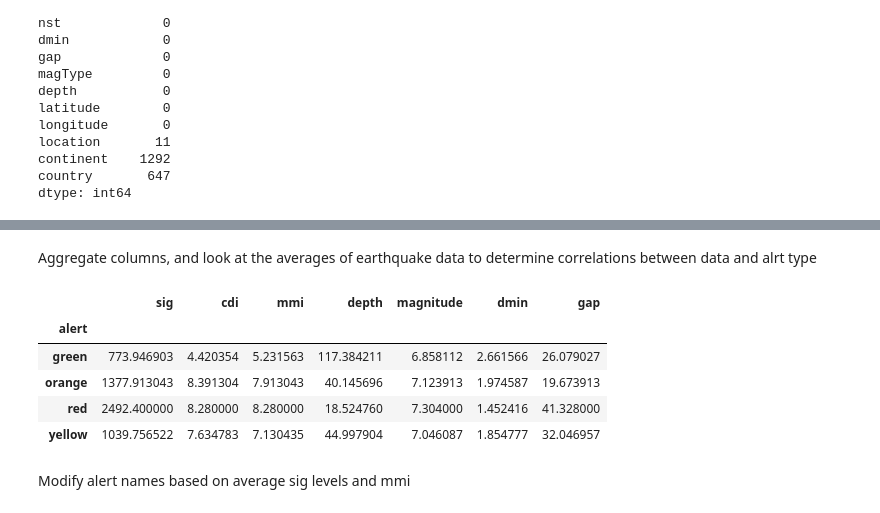
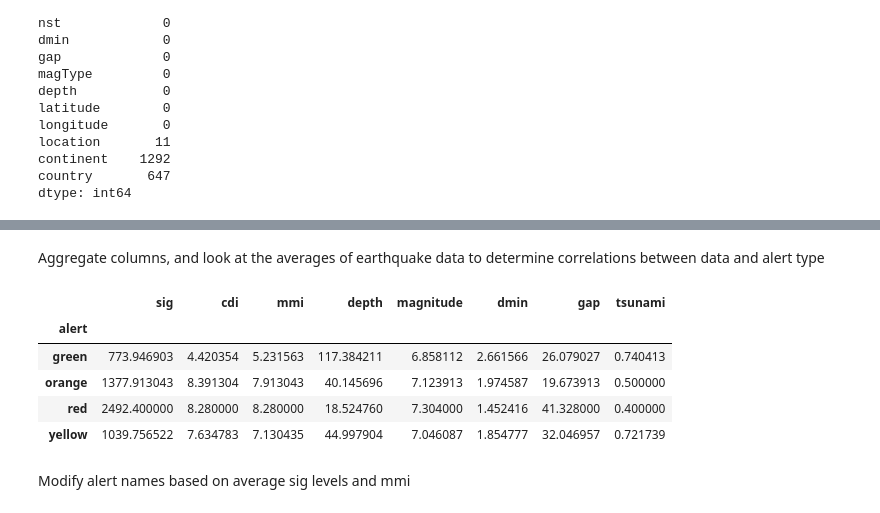
Before and after one commit to BunnyBea83/DSD_Earthquake_Presentation, a Jupyter notebook: Bea.ipynb, the cells around one changed output, grey strips where cells are left out. Cells and saved outputs as stored; diff of their text form; code cells hidden in the pictures.

```diff
--- a/Bea.ipynb
+++ b/Bea.ipynb
@@ -86,16 +115,16 @@ dtype: int64
 # %% [markdown]
-Aggregate columns, and look at the averages of earthquake data to determine correlations between data and alrt type
+Aggregate columns, and look at the averages of earthquake data to determine correlations between data and alert type
 # %%
 
-cols = ['sig', 'cdi', 'mmi', 'depth', 'magnitude', 'dmin','gap']
+cols = ['sig', 'cdi', 'mmi', 'depth', 'magnitude', 'dmin','gap','tsunami']
 merged_data[merged_data['alert'].notna()].groupby('alert')[cols].mean()
 # %% [output]
-|  | sig | cdi | mmi | depth | magnitude | dmin | gap |
-| alert |  |  |  |  |  |  |  |
-| green | 773.946903 | 4.420354 | 5.231563 | 117.384211 | 6.858112 | 2.661566 | 26.079027 |
-| orange | 1377.913043 | 8.391304 | 7.913043 | 40.145696 | 7.123913 | 1.974587 | 19.673913 |
-| red | 2492.400000 | 8.280000 | 8.280000 | 18.524760 | 7.304000 | 1.452416 | 41.328000 |
-| yellow | 1039.756522 | 7.634783 | 7.130435 | 44.997904 | 7.046087 | 1.854777 | 32.046957 |
+|  | sig | cdi | mmi | depth | magnitude | dmin | gap | tsunami |
+| alert |  |  |  |  |  |  |  |  |
+| green | 773.946903 | 4.420354 | 5.231563 | 117.384211 | 6.858112 | 2.661566 | 26.079027 | 0.740413 |
+| orange | 1377.913043 | 8.391304 | 7.913043 | 40.145696 | 7.123913 | 1.974587 | 19.673913 | 0.500000 |
+| red | 2492.400000 | 8.280000 | 8.280000 | 18.524760 | 7.304000 | 1.452416 | 41.328000 | 0.400000 |
+| yellow | 1039.756522 | 7.634783 | 7.130435 | 44.997904 | 7.046087 | 1.854777 | 32.046957 | 0.721739 |
 # %% [markdown]
 Modify alert names based on average sig levels and mmi
 # %%
```
Also changed, not shown: parts of 21 cells of this notebook.
